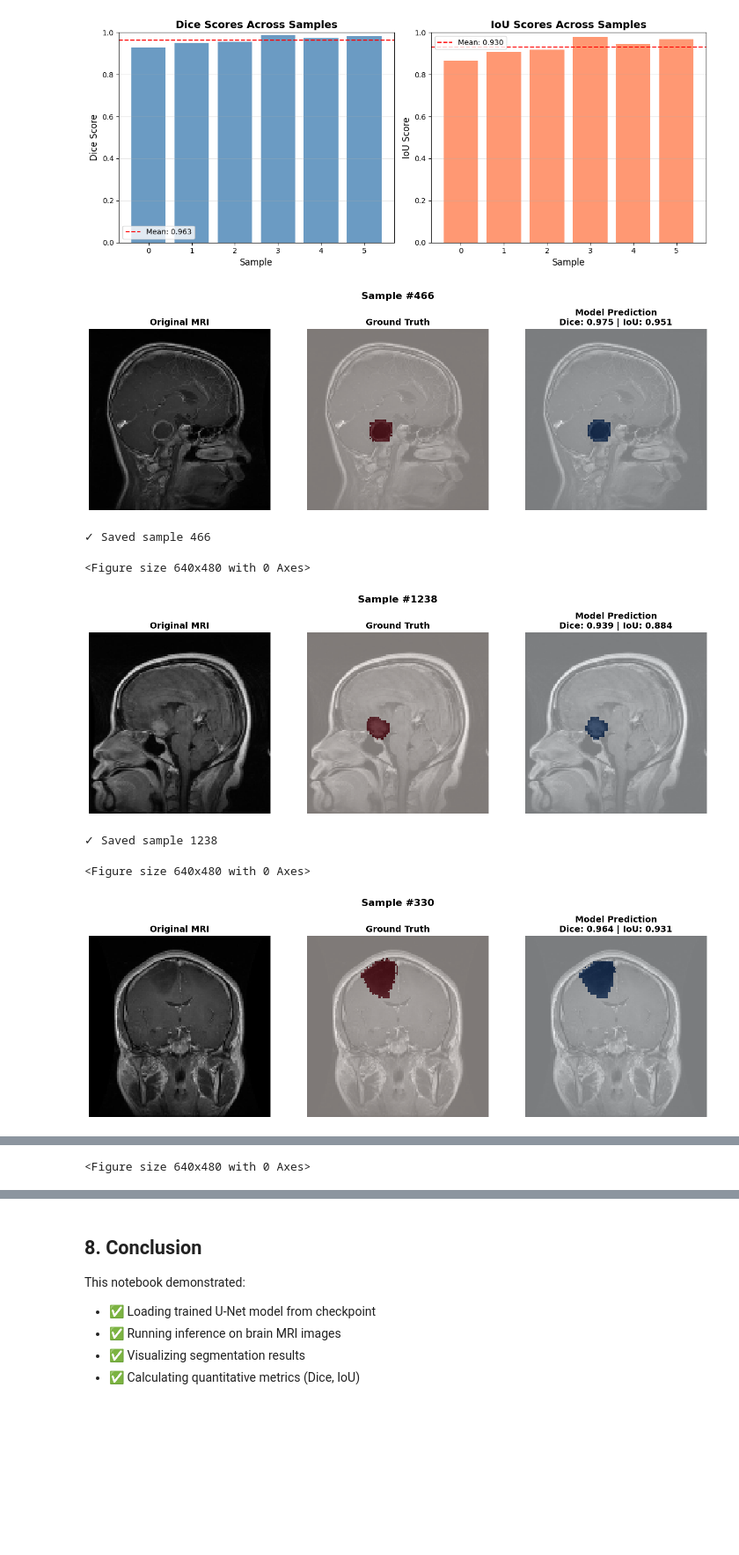
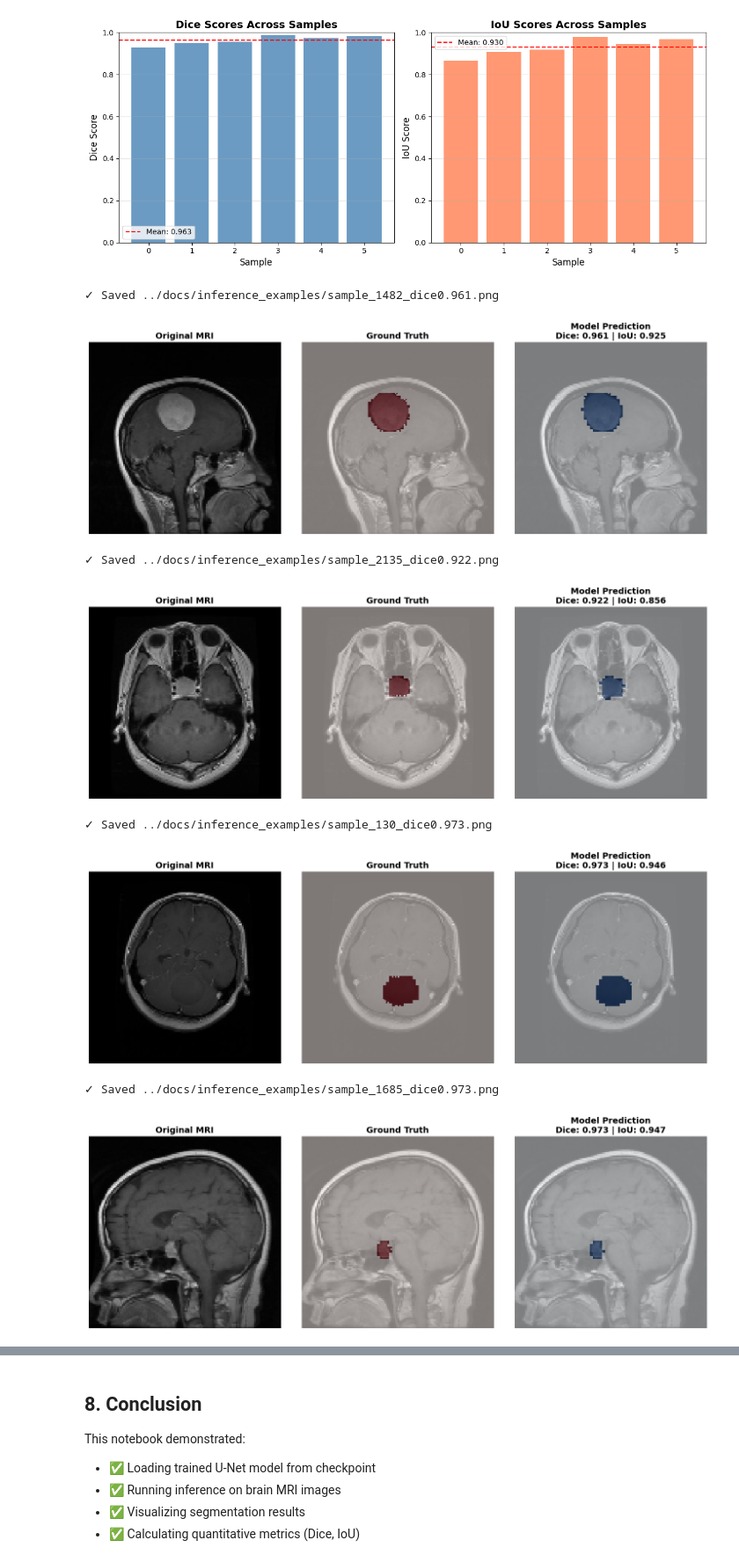
Before and after one commit to Abhinawap/brain-tumor-detection-ml, a Jupyter notebook: notebooks/demo_segmentation.ipynb, the cells around one changed output, grey strips where cells are left out. Shown at 88% size. Saved outputs shown, nothing was run; the diff lists cells and outputs as text; code cells hidden in the pictures; blank space fills up the shorter version.

```diff
--- a/notebooks/demo_segmentation.ipynb
+++ b/notebooks/demo_segmentation.ipynb
@@ -320,22 +320,50 @@ IoU Score:
 # %%
 os.makedirs('../docs/inference_examples', exist_ok=True)
 
-for i in range(3):
+for i in range(5):
     idx = np.random.randint(0, len(dataset))
     image, mask = dataset[idx]
     prediction = run_inference(model, image)
     dice, iou = calculate_metrics(prediction, mask)
 
-    if dice > 0.8:
-        visualize_segmentation(image, mask, prediction, dice, iou, idx)
-        plt.savefig(f'../docs/inference_examples/sample_{idx}_dice{dice:.3f}.png',
-                    dpi=150, bbox_inches='tight')
-        print(f"✓ Saved sample {idx}")
+    if dice > 0.80:  # Only save good ones
+        # Create figure
+        image_np = image.permute(1, 2, 0).numpy()
+        mask_np = mask.squeeze(0).numpy()
+        pred_np = prediction.squeeze(0).numpy()
+
+        fig, axes = plt.subplots(1, 3, figsize=(15, 5))
+        axes[0].imshow(image_np)
+        axes[0].set_title('Original MRI', fontsize=14, fontweight='bold')
+        axes[0].axis('off')
+
+        axes[1].imshow(image_np)
+        axes[1].imshow(mask_np, alpha=0.5, cmap='Reds')
+        axes[1].set_title('Ground Truth', fontsize=14, fontweight='bold')
+        axes[1].axis('off')
+
+        axes[2].imshow(image_np)
+        axes[2].imshow(pred_np, alpha=0.5, cmap='Blues')
+        axes[2].set_title(f'Model Prediction\nDice: {dice:.3f} | IoU: {iou:.3f}',
+                         fontsize=14, fontweight='bold')
+        axes[2].axis('off')
+
+        plt.tight_layout()
+
+        # SAVE FIRST!
+        save_path = f'../docs/inference_examples/sample_{idx}_dice{dice:.3f}.png'
+        plt.savefig(save_path, dpi=150, bbox_inches='tight')
+        print(f"✓ Saved {save_path}")
+
+        # THEN show
+        plt.show()
+        plt.close()
 # %% [output]
+✓ Saved ../docs/inference_examples/sample_1482_dice0.961.png
-[figure, old version]
+[figure, new version]
-✓ Saved sample 466
-<Figure size 640x480 with 0 Axes>
+✓ Saved ../docs/inference_examples/sample_2135_dice0.922.png
-[figure, old version]
+[figure, new version]
-✓ Saved sample 1238
+✓ Saved ../docs/inference_examples/sample_130_dice0.973.png
+[figure, new version]
-<Figure size 640x480 with 0 Axes>
+✓ Saved ../docs/inference_examples/sample_1685_dice0.973.png
-[figure, old version]
+[figure, added]
@@ -343 +370,0 @@ for i in range(3):
-<Figure size 640x480 with 0 Axes>
```
Also changed, not shown: parts of 1 cell of this notebook, 9 other files.
